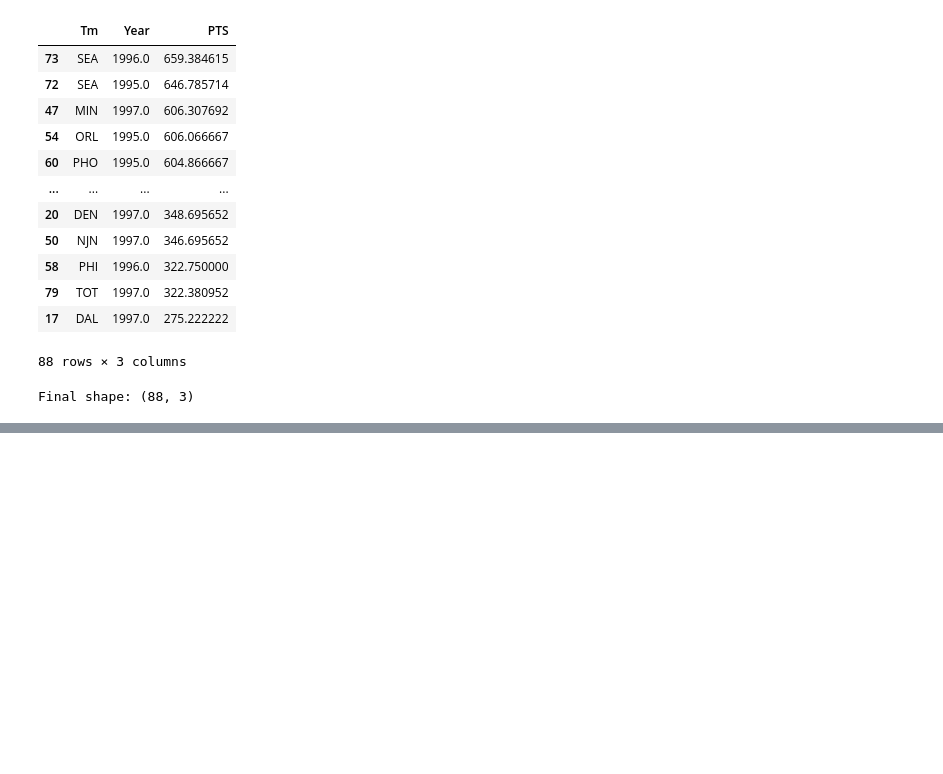
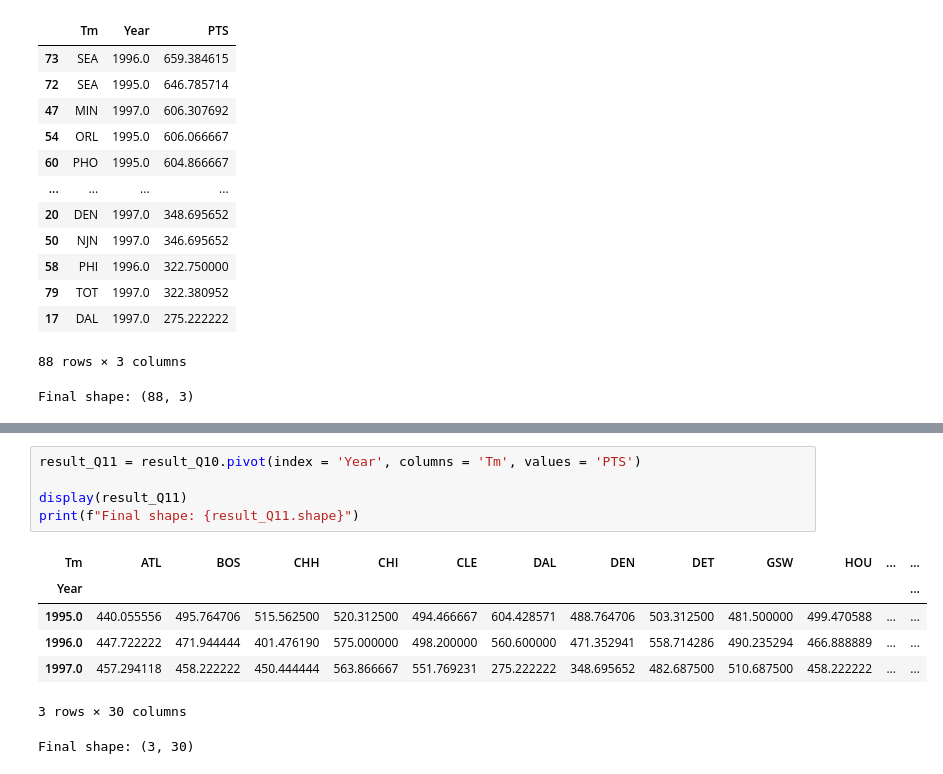
Before and after one commit to 97Peipei/QMSS-GR5072-Spring2026-HWs, a Jupyter notebook: homework-2-main/Submissions/ph2736-HU PEIPEI/HW02.ipynb, the cells around one changed output, grey strips where cells are left out. Saved outputs shown, nothing was run; the diff lists cells and outputs as text; blank space fills up the shorter version.

```diff
--- a/homework-2-main/Submissions/ph2736-HU PEIPEI/HW02.ipynb
+++ b/homework-2-main/Submissions/ph2736-HU PEIPEI/HW02.ipynb
@@ -256,0 +260,13 @@ Final shape: (88, 3)
+# %%
+result_Q11 = result_Q10.pivot(index = 'Year', columns = 'Tm', values = 'PTS')
+
+display(result_Q11)
+print(f"Final shape: {result_Q11.shape}")
+# %% [output]
+| Tm | ATL | BOS | CHH | CHI | CLE | DAL | DEN | DET | GSW | HOU | ... | ... |
+| Year |  |  |  |  |  |  |  |  |  |  |  | ... |
+| 1995.0 | 440.055556 | 495.764706 | 515.562500 | 520.312500 | 494.466667 | 604.428571 | 488.764706 | 503.312500 | 481.500000 | 499.470588 | ... | ... |
+| 1996.0 | 447.722222 | 471.944444 | 401.476190 | 575.000000 | 498.200000 | 560.600000 | 471.352941 | 558.714286 | 490.235294 | 466.888889 | ... | ... |
+| 1997.0 | 457.294118 | 458.222222 | 450.444444 | 563.866667 | 551.769231 | 275.222222 | 348.695652 | 482.687500 | 510.687500 | 458.222222 | ... | ... |
+3 rows × 30 columns
+Final shape: (3, 30)
```
Also changed, not shown: parts of 1 cell of this notebook.
